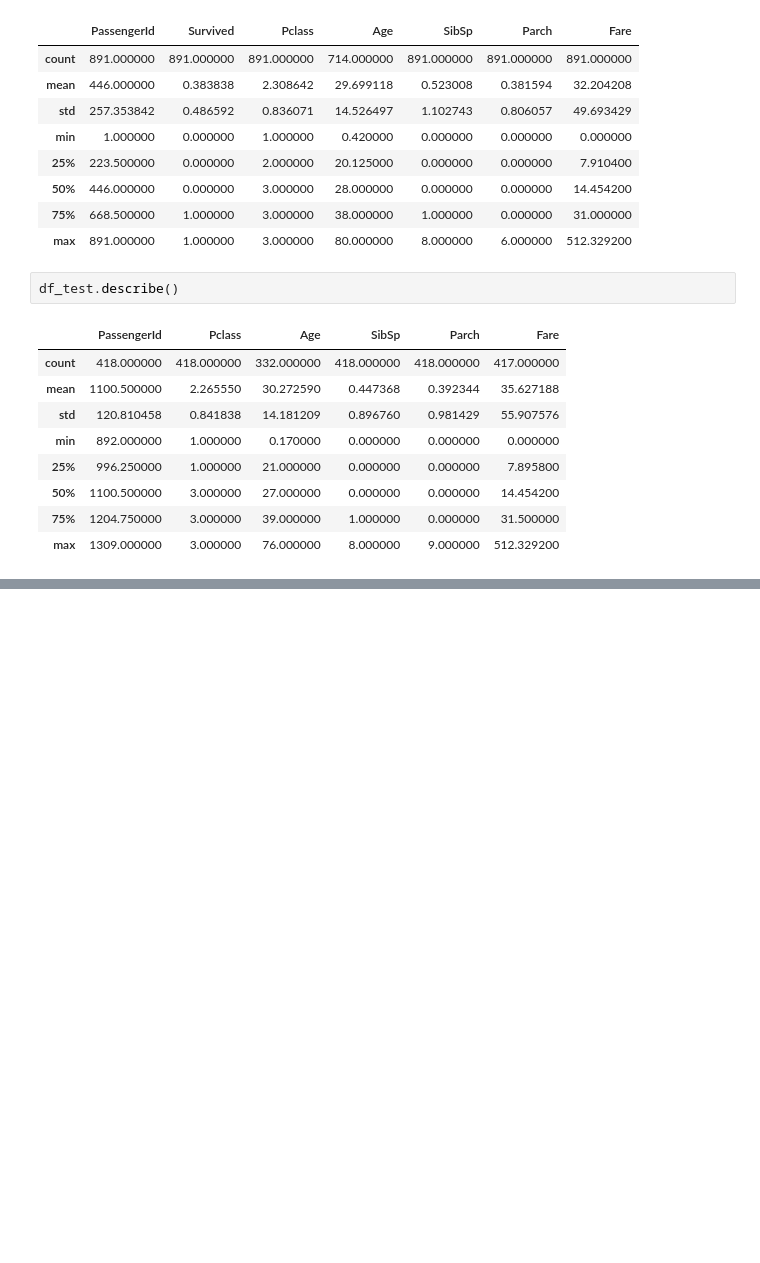
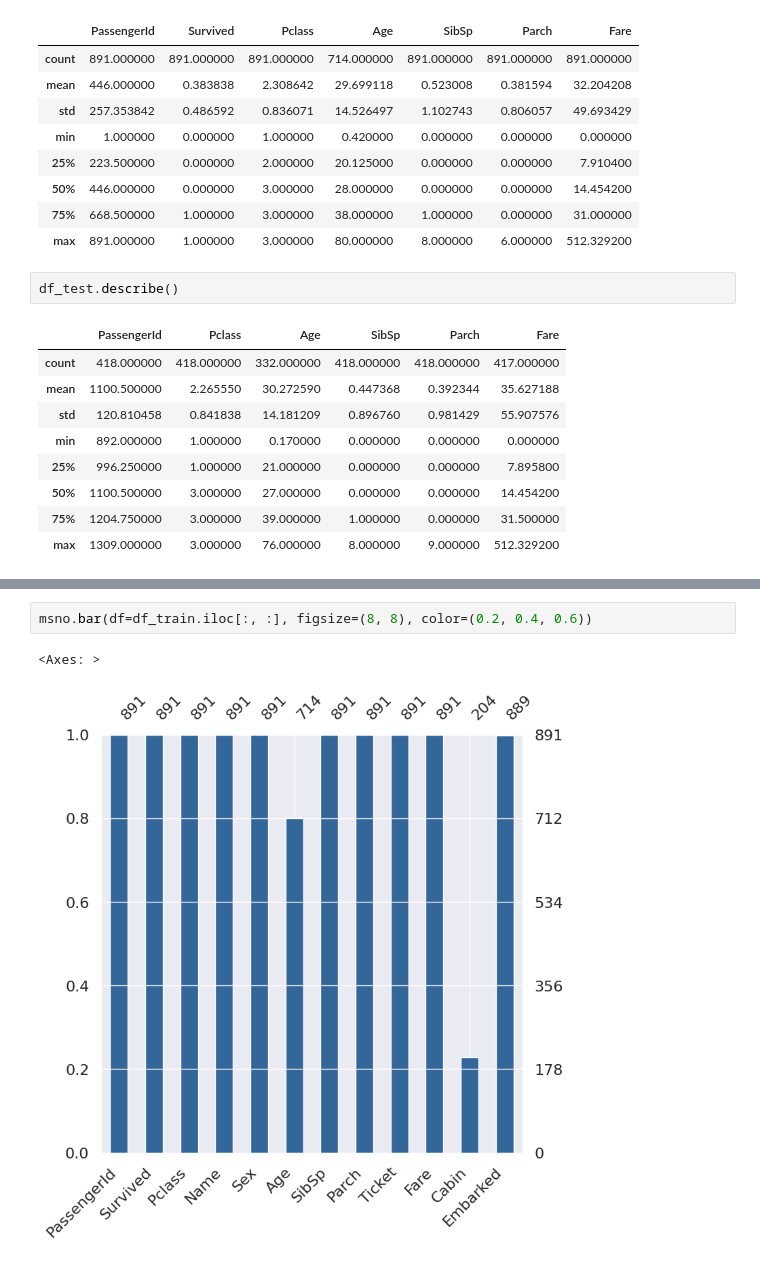
Before and after one commit to 2unhi/kaggle, a Jupyter notebook: Titanic/Titanic.ipynb, the cells around one changed output, grey strips where cells are left out. Drawn from its saved outputs; the diff is of its cells as text; blank space fills up the shorter version.

```diff
--- a/Titanic/Titanic.ipynb
+++ b/Titanic/Titanic.ipynb
@@ -59,0 +98,5 @@ df_test.describe()
+# %%
+msno.bar(df=df_train.iloc[:, :], figsize=(8, 8), color=(0.2, 0.4, 0.6))
+# %% [output]
+<Axes: >
+[figure, added]
```
Also changed, not shown: parts of 4 cells of this notebook.
